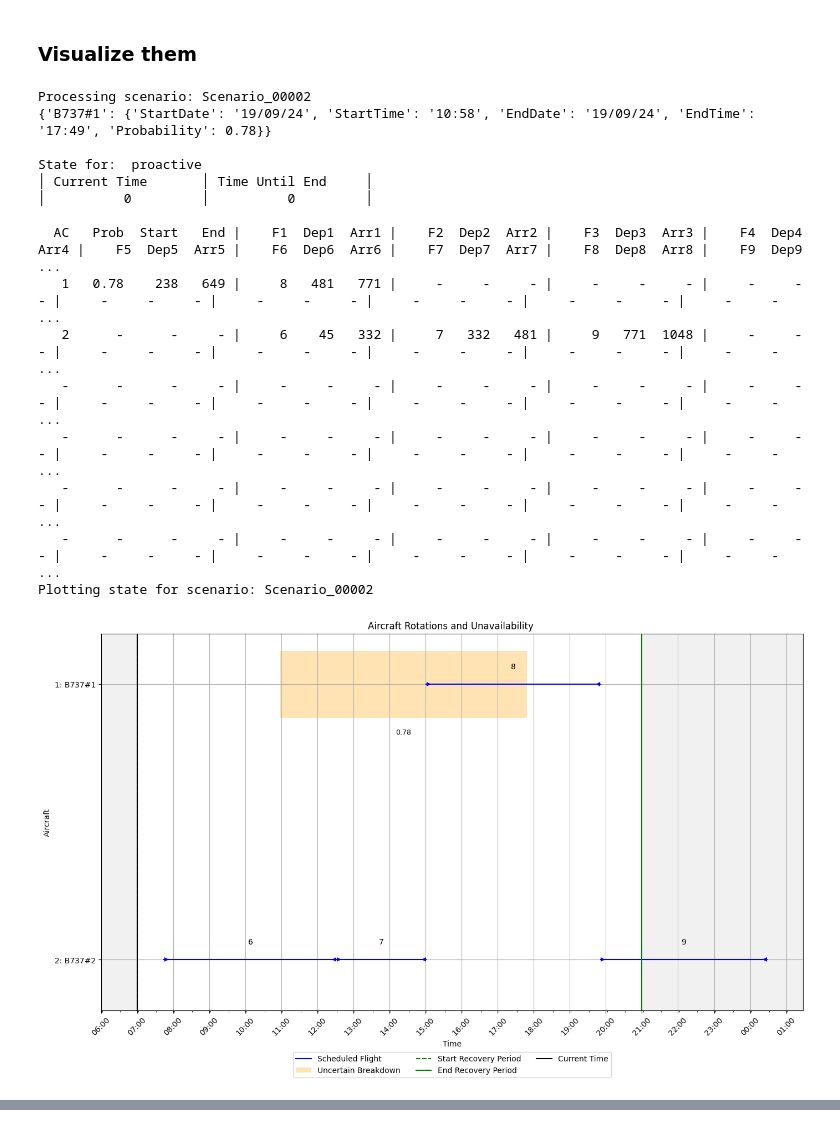
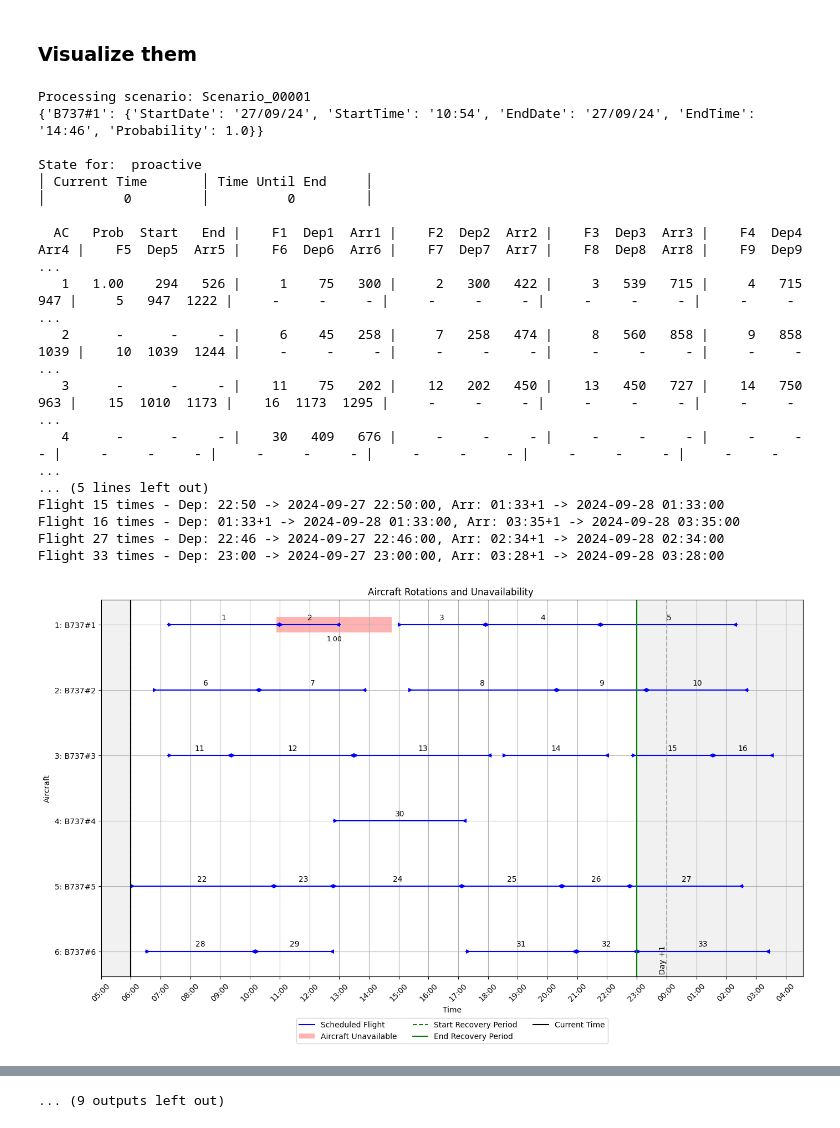
Before and after one commit to elisabethoost/msc-thesis-drl-adm, a Jupyter notebook: notebooks_utils/create_datasets.ipynb, the cells around one changed output, grey strips where cells are left out. Drawn from its saved outputs; the diff is of its cells as text; code cells hidden in the pictures.

Commit message:
data creation

```diff
--- a/notebooks_utils/create_datasets.ipynb
+++ b/notebooks_utils/create_datasets.ipynb
@@ -207,7 +206,7 @@ from scripts.utils import print_state_nicely
 
 env_type = 'proactive'
 
-
+data_root_folder = "../data/TEMP/6ac-11-one-of-all/"
 # Verify that the root folder exists
 if not os.path.exists(data_root_folder):
     raise FileNotFoundError(f"The data root folder does not exist: {data_root_folder}")
@@ -215,8 +214,8 @@ if not os.path.exists(data_root_folder):
 # Get the list of scenarios
 scenarios = [scenario for scenario in os.listdir(data_root_folder) if os.path.isdir(os.path.join(data_root_folder, scenario))]
 
-# Randomly select 10 scenarios
-selected_scenarios = random.sample(scenarios, min(10, len(scenarios)))
+# Randomly select 10 scenarios and sort alphabetically
+selected_scenarios = sorted(random.sample(scenarios, min(10, len(scenarios))))
 
 # Process each selected scenario
 for scenario_name in selected_scenarios:
@@ -257,40 +256,42 @@ for scenario_name in selected_scenarios:
         aircraft_dict=env.aircraft_dict,
         flights_dict=env.flights_dict,
         rotations_dict=env.rotations_dict,
         alt_aircraft_dict=env.alt_aircraft_dict,
         start_datetime=env.start_datetime,
         end_datetime=env.end_datetime,
         uncertain_breakdowns=env.uncertain_breakdowns,
     )
 
     # Define the recovery period based on provided configuration
     start_date = config_dict['RecoveryPeriod']['StartDate']
     start_time = config_dict['RecoveryPeriod']['StartTime']
     end_date = config_dict['RecoveryPeriod']['EndDate']
     end_time = config_dict['RecoveryPeriod']['EndTime']
     start_datetime = datetime.strptime(f"{start_date} {start_time}", '%d/%m/%y %H:%M')
 
     # Plot the state for the current scenario
     print(f"Plotting state for scenario: {scenario_name}")
     state_plotter.plot_state(flights_dict, [], [], set(), env.current_datetime)
 
     print(f"FLIGHTS DICT: {flights_dict}")
 
 print("All scenarios processed successfully.")
 # %% [output]
-Processing scenario: Scenario_00002
-{'B737#1': {'StartDate': '19/09/24', 'StartTime': '10:58', 'EndDate': '19/09/24', 'EndTime': '17:49', 'Probability': 0.78}}
+Processing scenario: Scenario_00001
+{'B737#1': {'StartDate': '27/09/24', 'StartTime': '10:54', 'EndDate': '27/09/24', 'EndTime': '14:46', 'Probability': 1.0}}
 
 State for:  proactive
 │ Current Time       │ Time Until End     │
 │          0         │          0         │
 
   AC   Prob  Start   End |    F1  Dep1  Arr1 |    F2  Dep2  Arr2 |    F3  Dep3  Arr3 |    F4  Dep4  Arr4 |    F5  Dep5  Arr5 |    F6  Dep6  Arr6 |    F7  Dep7  Arr7 |    F8  Dep8  Arr8 |    F9  Dep9   ...
-   1   0.78    238   649 |     8   481   771 |     -     -     - |     -     -     - |     -     -     - |     -     -     - |     -     -     - |     -     -     - |     -     -     - |     -     -   ...
-   2      -      -     - |     6    45   332 |     7   332   481 |     9   771  1048 |     -     -     - |     -     -     - |     -     -     - |     -     -     - |     -     -     - |     -     -   ...
-   -      -      -     - |     -     -     - |     -     -     - |     -     -     - |     -     -     - |     -     -     - |     -     -     - |     -     -     - |     -     -     - |     -     -   ...
-   -      -      -     - |     -     -     - |     -     -     - |     -     -     - |     -     -     - |     -     -     - |     -     -     - |     -     -     - |     -     -     - |     -     -   ...
-   -      -      -     - |     -     -     - |     -     -     - |     -     -     - |     -     -     - |     -     -     - |     -     -     - |     -     -     - |     -     -     - |     -     -   ...
-   -      -      -     - |     -     -     - |     -     -     - |     -     -     - |     -     -     - |     -     -     - |     -     -     - |     -     -     - |     -     -     - |     -     -   ...
-Plotting state for scenario: Scenario_00002
+   1   1.00    294   526 |     1    75   300 |     2   300   422 |     3   539   715 |     4   715   947 |     5   947  1222 |     -     -     - |     -     -     - |     -     -     - |     -     -   ...
+   2      -      -     - |     6    45   258 |     7   258   474 |     8   560   858 |     9   858  1039 |    10  1039  1244 |     -     -     - |     -     -     - |     -     -     - |     -     -   ...
+   3      -      -     - |    11    75   202 |    12   202   450 |    13   450   727 |    14   750   963 |    15  1010  1173 |    16  1173  1295 |     -     -     - |     -     -     - |     -     -   ...
+   4      -      -     - |    30   409   676 |     -     -     - |     -     -     - |     -     -     - |     -     -     - |     -     -     - |     -     -     - |     -     -     - |     -     -   ...
+... (5 lines left out)
+Flight 15 times - Dep: 22:50 -> 2024-09-27 22:50:00, Arr: 01:33+1 -> 2024-09-28 01:33:00
+Flight 16 times - Dep: 01:33+1 -> 2024-09-28 01:33:00, Arr: 03:35+1 -> 2024-09-28 03:35:00
+Flight 27 times - Dep: 22:46 -> 2024-09-27 22:46:00, Arr: 02:34+1 -> 2024-09-28 02:34:00
+Flight 33 times - Dep: 23:00 -> 2024-09-27 23:00:00, Arr: 03:28+1 -> 2024-09-28 03:28:00
-[figure, old version]
+[figure, new version]
@@ -315,0 +390 @@ All scenarios processed successfully.
+... (9 outputs left out)
```
Also changed, not shown: parts of 2 cells of this notebook, 5 other files.
